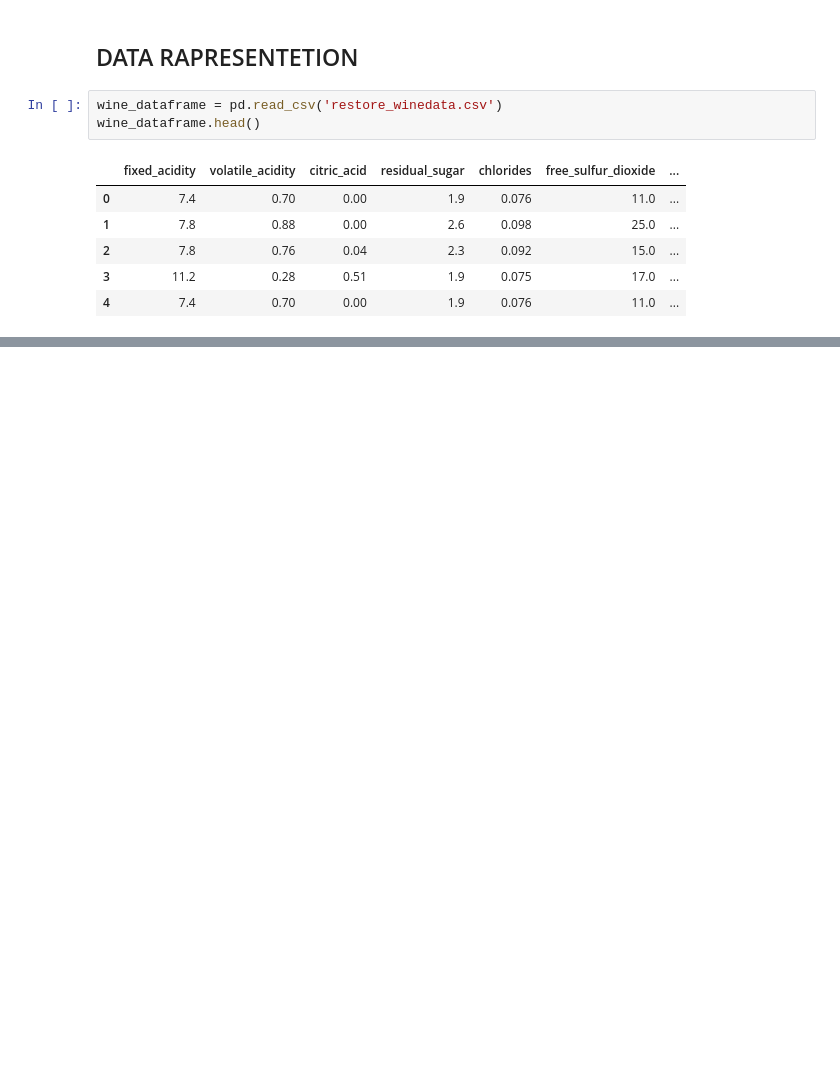
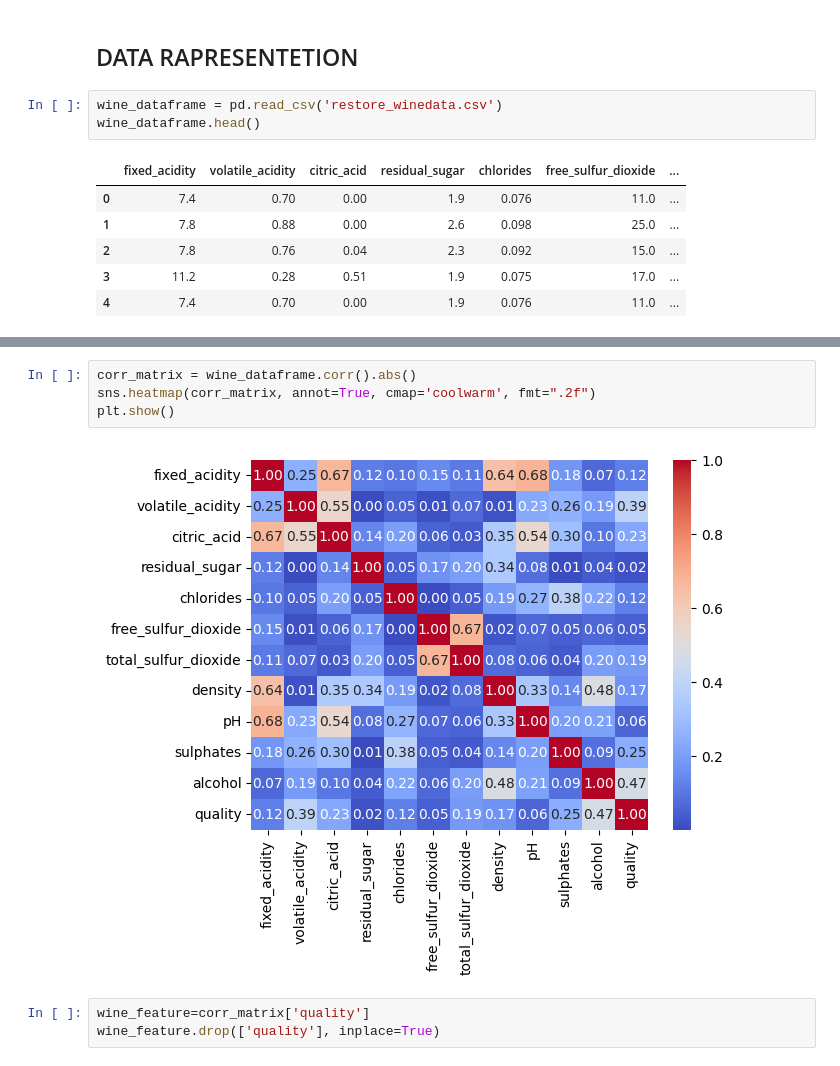
Before and after one commit to gonarec/WineDetector_Python_Project, a Jupyter notebook: Project.ipynb, the cells around one changed output, grey strips where cells are left out. Saved outputs shown, nothing was run; the diff lists cells and outputs as text; blank space fills up the shorter version.

```diff
--- a/Project.ipynb
+++ b/Project.ipynb
@@ -26,0 +57,9 @@ wdf[cols_to_standardize] = scaler.fit_transform(wdf[cols_to_standardize])
+# %%
+corr_matrix = wine_dataframe.corr().abs()
+sns.heatmap(corr_matrix, annot=True, cmap='coolwarm', fmt=".2f")
+plt.show()
+# %% [output]
+[figure, added]
+# %%
+wine_feature=corr_matrix['quality']
+wine_feature.drop(['quality'], inplace=True)
```
Also changed, not shown: parts of 9 cells of this notebook.
